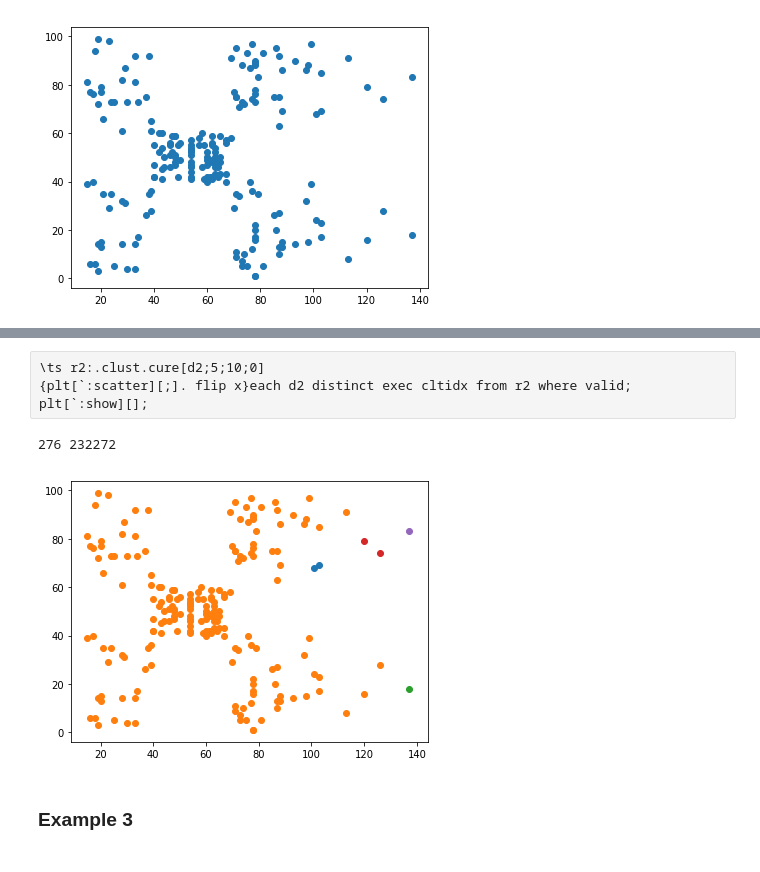
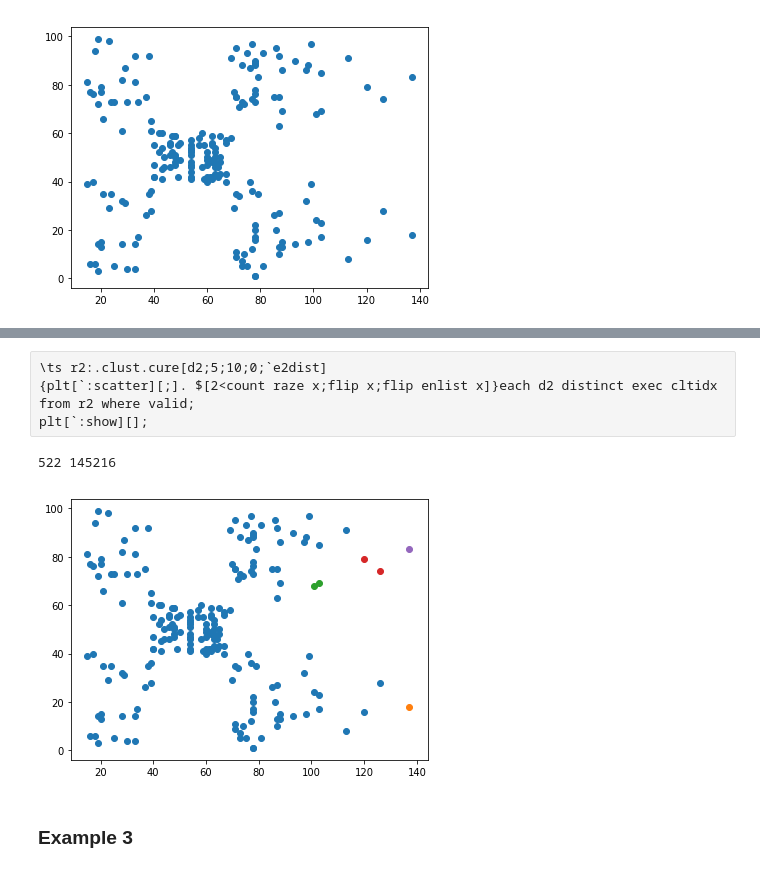
Before and after one commit to Anhmike/clustering, a Jupyter notebook: tmp/clustering.ipynb, the cells around one changed output, grey strips where cells are left out. Cells and saved outputs as stored; diff of their text form.

```diff
--- a/tmp/clustering.ipynb
+++ b/tmp/clustering.ipynb
@@ -75,11 +75,11 @@ plt[`:show][];
 [figure]
 # %%
-\ts r2:.clust.cure[d2;5;10;0]
-{plt[`:scatter][;]. flip x}each d2 distinct exec cltidx from r2 where valid;
+\ts r2:.clust.cure[d2;5;10;0;`e2dist]
+{plt[`:scatter][;]. $[2<count raze x;flip x;flip enlist x]}each d2 distinct exec cltidx from r2 where valid;
 plt[`:show][];
 # %% [output]
-276 232272
+522 145216
-[figure, old version]
+[figure, new version]
 # %% [markdown]
 ### Example 3
 # %%
```
Also changed, not shown: parts of 17 cells of this notebook, 1 other file.
